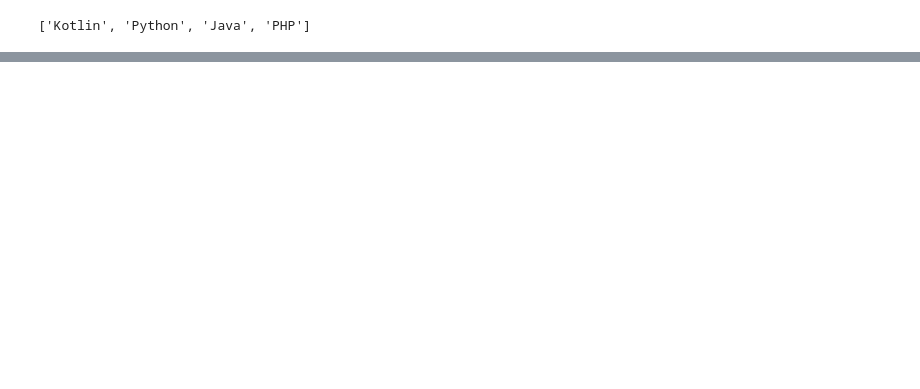
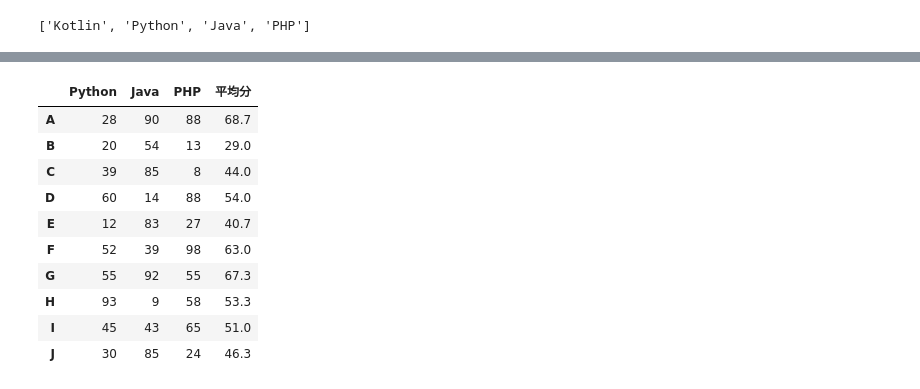
Before and after one commit to nalomu/ai_learning, a Jupyter notebook: 4-pandas高级.ipynb, the cells around one changed output, grey strips where cells are left out. Cells and saved outputs as stored; diff of their text form; code cells hidden in the pictures; blank space fills up the shorter version.

```diff
--- a/4-pandas高级.ipynb
+++ b/4-pandas高级.ipynb
@@ -279,0 +327,6 @@ list(df.columns)
+# %%
+# 创建10名同学的考试成绩
+df4 = pd.DataFrame(np.random.randint(0, 100, size=(10, 3)),
+                  index=list('ABCDEFGHIJ'),
+                  columns=['Python', 'Java', 'PHP'])
+df4
@@ -279,0 +345,5 @@ list(df.columns)
+# %%
+# 求每个同学的平均分
+s = df4.mean(axis=1).round(1)
+df5 = pd.DataFrame(s, columns=['平均分'])
+df5
@@ -279,0 +362,14 @@ list(df.columns)
+# %%
+df4.merge(df5, left_index=True, right_index=True, how='inner') # 根据平均分进行合并
+# %% [output]
+|  | Python | Java | PHP | 平均分 |
+| A | 28 | 90 | 88 | 68.7 |
+| B | 20 | 54 | 13 | 29.0 |
+| C | 39 | 85 | 8 | 44.0 |
+| D | 60 | 14 | 88 | 54.0 |
+| E | 12 | 83 | 27 | 40.7 |
+| F | 52 | 39 | 98 | 63.0 |
+| G | 55 | 92 | 55 | 67.3 |
+| H | 93 | 9 | 58 | 53.3 |
+| I | 45 | 43 | 65 | 51.0 |
+| J | 30 | 85 | 24 | 46.3 |
```
Also changed, not shown: parts of 19 cells of this notebook.
